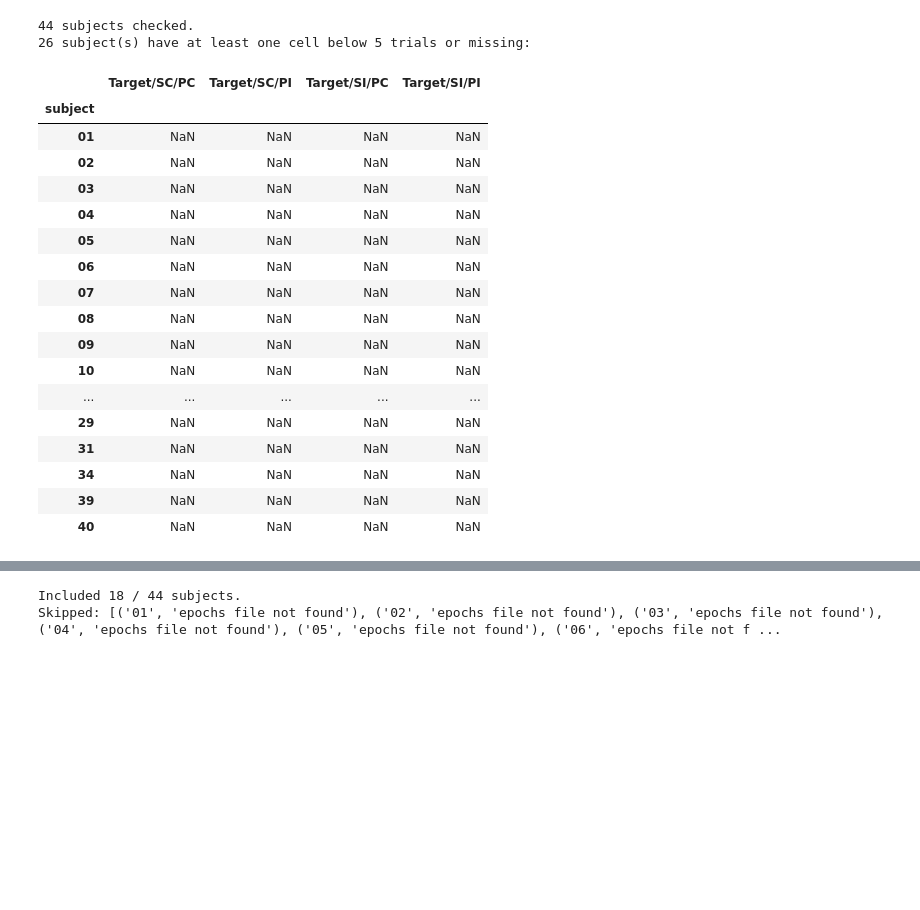
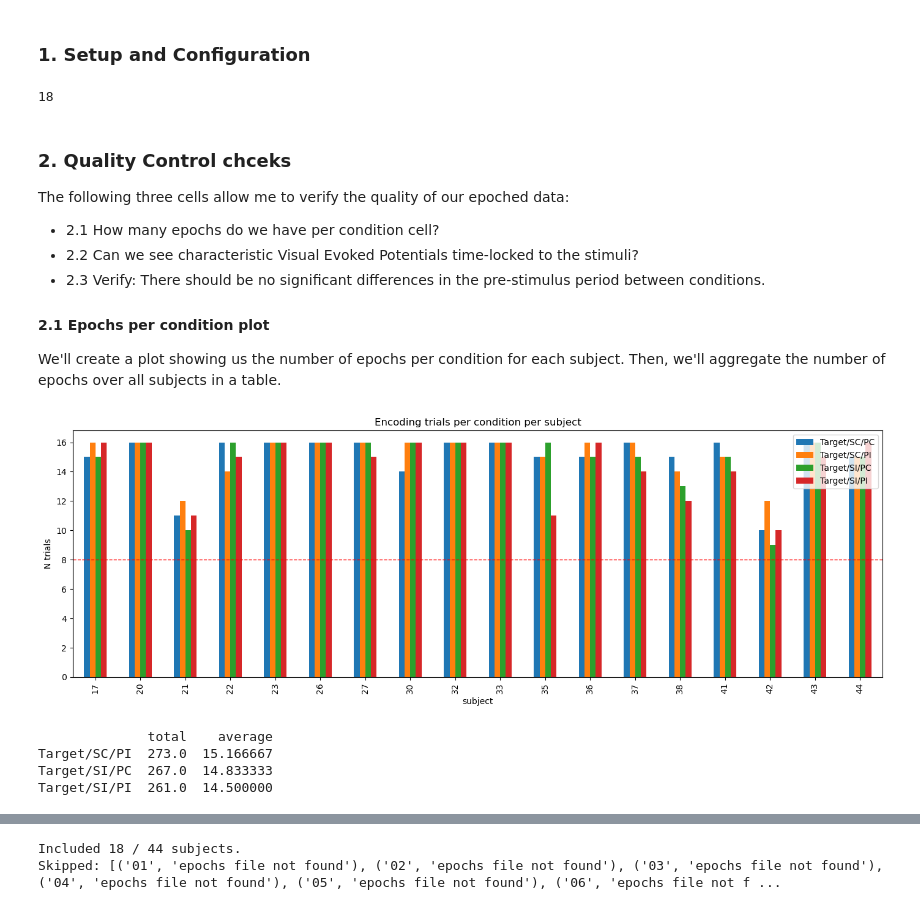
Before and after one commit to noah-mba/LOC_analysis, a Jupyter notebook: scripts/eeg/4_averaging.ipynb, the cells around one changed output, grey strips where cells are left out. Saved outputs shown, nothing was run; the diff lists cells and outputs as text; code cells hidden in the pictures; blank space fills up the shorter version.

```diff
--- a/scripts/eeg/4_averaging.ipynb
+++ b/scripts/eeg/4_averaging.ipynb
@@ -17,11 +10,11 @@ H6 (Direct Contrast): If schematic and perceptual violations evoke distinct neur
+# %% [markdown]
+### 1. Setup and Configuration
 # %%
-# ==========================================
-# Notebook 4: Averaging & Hypothesis Testing (H4–H6, encoding phase)
-# ==========================================
-%matplotlib qt
+# Import modules
 import json
 import pickle
 from pathlib import Path
+import pandas as pd
 
 import numpy as np
 import mne
@@ -35,68 +28,49 @@ derivatives_dir = project_root / "data"  / "derivatives"
 results_dir = project_root / "results" / "eeg" / "averaging"
 results_dir.mkdir(parents=True, exist_ok=True)
 
-subject_ids = [f"{i:02d}" for i in range(1, 45)]  # adjust to your real subject list / exclusions
-# subject_ids = [22]
-
-alpha = 0.05
-n_permutations = 500
-random_state = 97
+subject_ids = [17, 20, 21, 22, 23, 26, 27, 30, 32, 33, 35, 36, 37, 38, 41, 42, 43, 44]  # List of pre-processed participants
+print(len(subject_ids))
+# %% [output]
+18
+# %% [markdown]
+### 2. Quality Control chceks
+
+The following three cells allow me to verify the quality of our epoched data:
+
+* 2.1 How many epochs do we have per condition cell?
+* 2.2 Can we see characteristic Visual Evoked Potentials time-locked to the stimuli?
+* 2.3 Verify: There should be no significant differences in the pre-stimulus period between conditions.
+
+#### 2.1 Epochs per condition plot
+We'll create a plot showing us the number of epochs per condition for each subject.
+Then, we'll aggregate the number of epochs over all subjects in a table.
 # %%
-# ==========================================
-# STEP 0: Trial counts per condition per subject (encoding phase)
-# ==========================================
-import pandas as pd
-
 conditions_of_interest = ['Target/SC/PC', 'Target/SC/PI', 'Target/SI/PC', 'Target/SI/PI']
-min_trials_per_cell = 5  # adjust to whatever you'd defend as a floor
+min_trials_per_cell = 8
 
 count_records = []
 
 for subject_id in subject_ids:
     epochs_path = (derivatives_dir / f"sub-{subject_id}" / "eeg"
                    / f"sub-{subject_id}_task-loc_desc-encoding_epo.fif")
-    if not epochs_path.exists():
-        count_records.append({"subject": subject_id, **{c: np.nan for c in conditions_of_interest}})
-        continue
 
     epochs = mne.read_epochs(epochs_path, preload=False, verbose=False)
     counts = {c: (len(epochs[c]) if c in epochs.event_id else np.nan) for c in conditions_of_interest}
     count_records.append({"subject": subject_id, **counts})
 
 counts_df = pd.DataFrame(count_records).set_index("subject")
 counts_df.to_csv(results_dir / "encoding_trial_counts_per_condition.csv")
 
-# Flag subjects with any cell below threshold (or missing entirely)
-below_threshold = counts_df[(counts_df < min_trials_per_cell).any(axis=1) | counts_df.isna().any(axis=1)]
-
-print(f"{len(counts_df)} subjects checked.")
-print(f"{len(below_threshold)} subject(s) have at least one cell below {min_trials_per_cell} trials or missing:")
-display(below_threshold)
 
 counts_df.plot(kind='bar', figsize=(14, 5), title="Encoding trials per condition per subject")
 plt.axhline(min_trials_per_cell, color='red', linestyle='--', linewidth=1)
 plt.ylabel("N trials")
 plt.tight_layout()
-plt.savefig(results_dir / "encoding_trial_counts_per_condition.png", dpi=150)
+plt.savefig(results_dir / "subj_enc_trial_counts_per_condition.png", dpi=150)
 plt.show()
 # %% [output]
+[figure, added]
-44 subjects checked.
-26 subject(s) have at least one cell below 5 trials or missing:
+              total    average
+Target/SC/PI  273.0  15.166667
+Target/SI/PC  267.0  14.833333
+Target/SI/PI  261.0  14.500000
-|  | Target/SC/PC | Target/SC/PI | Target/SI/PC | Target/SI/PI |
-| subject |  |  |  |  |
-| 01 | NaN | NaN | NaN | NaN |
-| 02 | NaN | NaN | NaN | NaN |
-| 03 | NaN | NaN | NaN | NaN |
-| 04 | NaN | NaN | NaN | NaN |
-| 05 | NaN | NaN | NaN | NaN |
-| 06 | NaN | NaN | NaN | NaN |
-| 07 | NaN | NaN | NaN | NaN |
-| 08 | NaN | NaN | NaN | NaN |
-| 09 | NaN | NaN | NaN | NaN |
-| 10 | NaN | NaN | NaN | NaN |
-| ... | ... | ... | ... | ... |
-| 29 | NaN | NaN | NaN | NaN |
-| 31 | NaN | NaN | NaN | NaN |
-| 34 | NaN | NaN | NaN | NaN |
-| 39 | NaN | NaN | NaN | NaN |
-| 40 | NaN | NaN | NaN | NaN |
```
Also changed, not shown: parts of 15 cells of this notebook, 2 other files.
